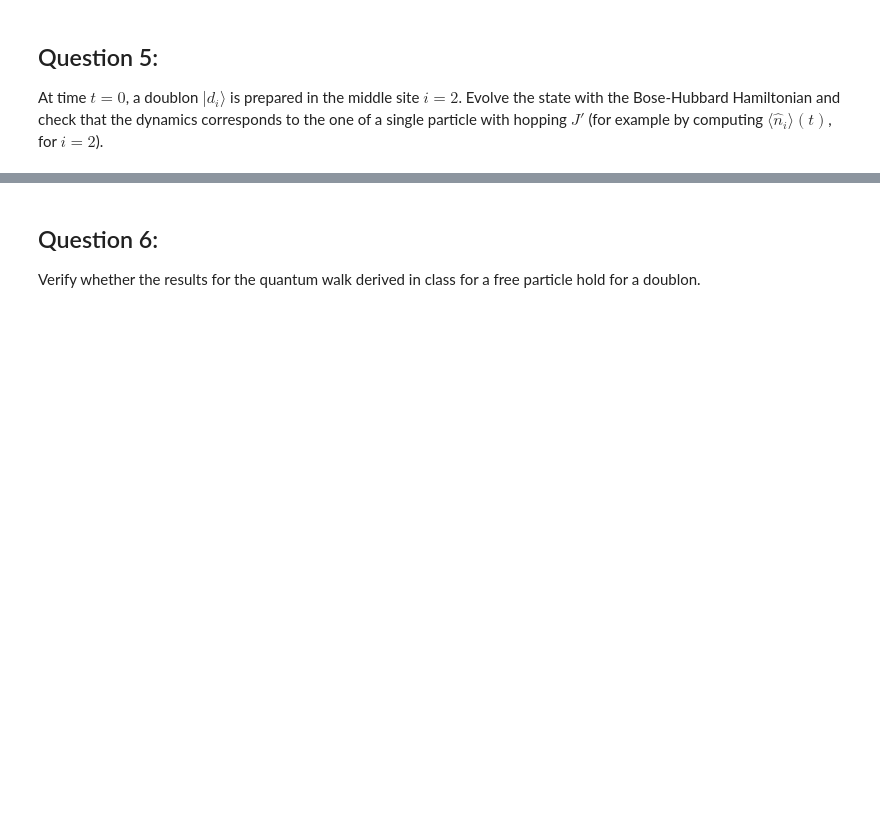
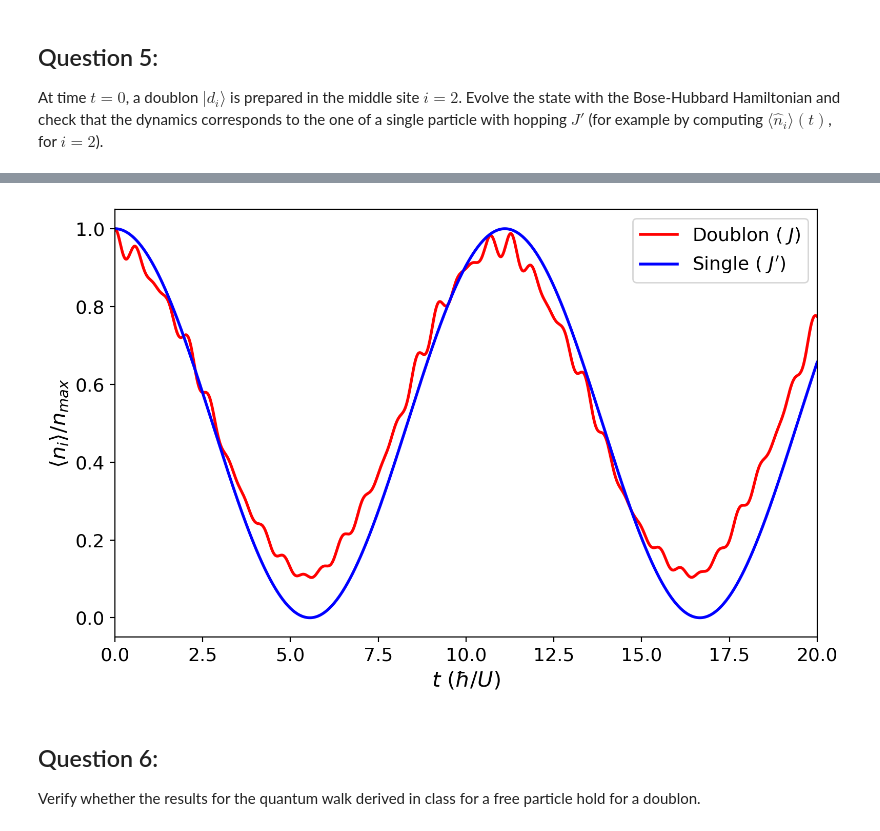
Before and after one commit to FrancoAquistapace/Two_particle_dynamics, a Jupyter notebook: project_notebook.ipynb, the cells around one changed output, grey strips where cells are left out. Saved outputs shown, nothing was run; the diff lists cells and outputs as text; code cells hidden in the pictures; blank space fills up the shorter version.

```diff
--- a/project_notebook.ipynb
+++ b/project_notebook.ipynb
@@ -583,3 +806,24 @@ At time $t=0$, a doublon $|d_i\rangle$ is prepared in the middle site $i=2$. Evo
+# %%
+# Let's directly compare both systems
+FONTSIZE = 15
+fig, ax = plt.subplots(nrows=1, ncols=1,
+                       figsize=(8, 5), dpi=200)
+for i, n in enumerate([mean_n_2, mean_n_2_prime]):
+    if i == 0:
+        label = r'Doublon ( $J$)'
+        c='r'
+    elif i == 1:
+        label = r'Single ( $J^\prime$)'
+        c='b'
+    plt.plot(t_vals, n/n.max(), label=label, c=c, lw=2)
+ax.set_xlim(left=t_vals.min(),right=t_vals.max())
+ax.tick_params(labelsize=FONTSIZE-2)
+plt.legend(fontsize=FONTSIZE-2)
+plt.xlabel(r'$t$ ($\hbar/U$)', fontsize=FONTSIZE)
+plt.ylabel(r'$\langle n_i\rangle / n_{max}$', fontsize=FONTSIZE)
+plt.tight_layout();
+# %% [output]
+[figure, added]
 # %% [markdown]
 ## Question 6:
 
```
Also changed, not shown: parts of 9 cells of this notebook, 1 other file.
